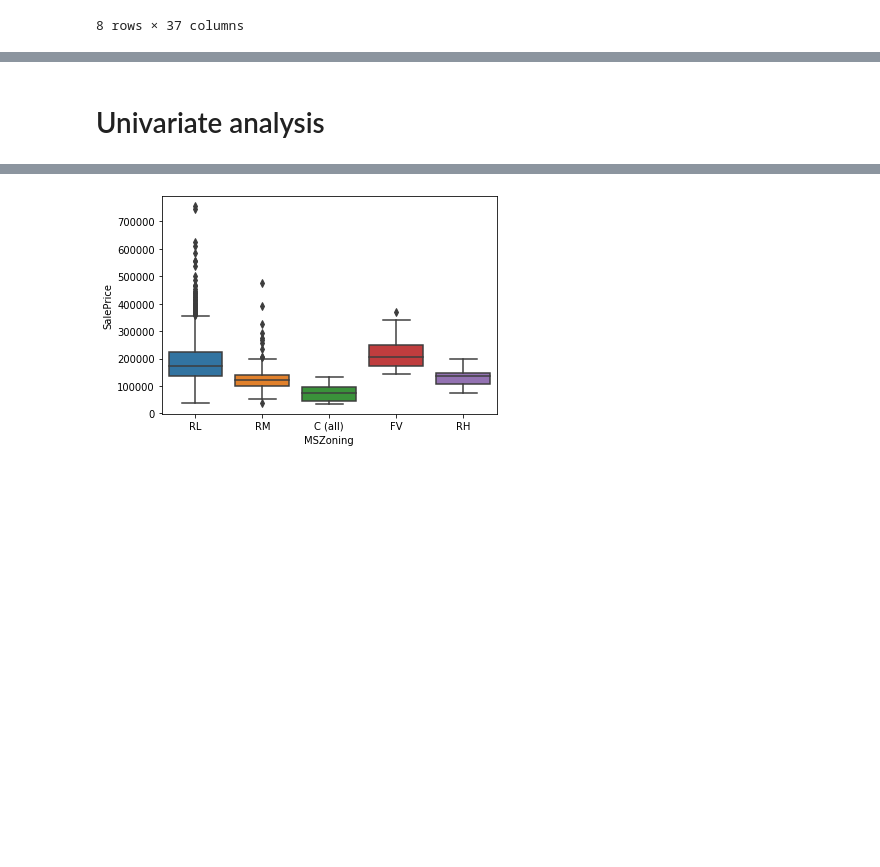
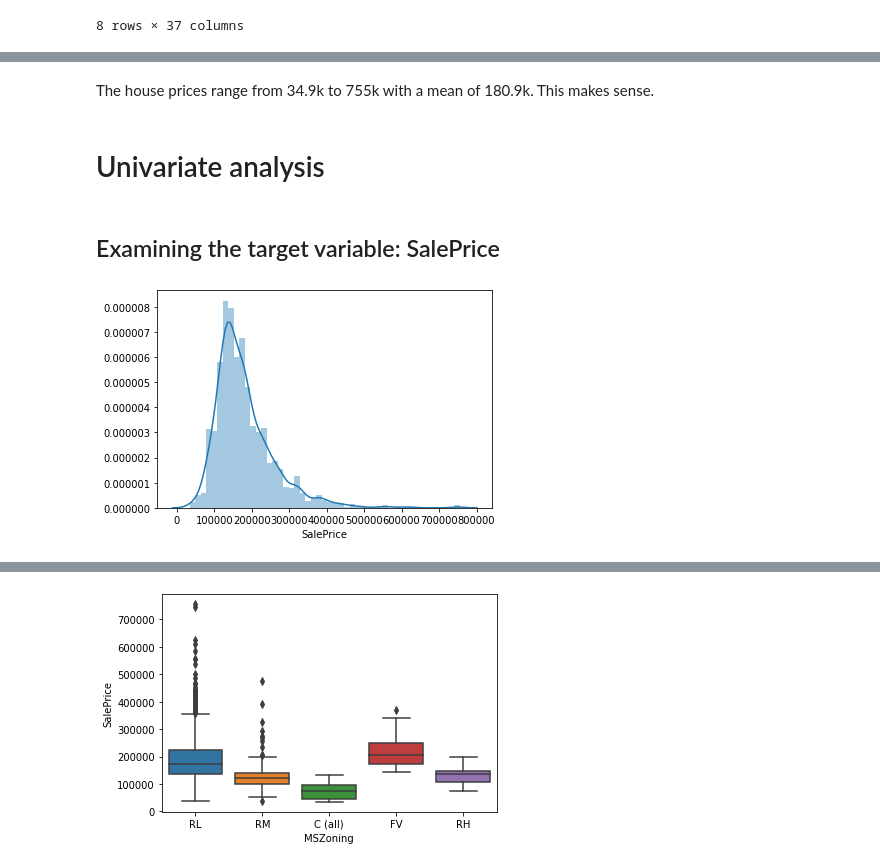
Before and after one commit to PierreExeter/kaggle-house-prices, a Jupyter notebook: 0_exploratory_data_analysis.ipynb, the cells around one changed output, grey strips where cells are left out. Drawn from its saved outputs; the diff is of its cells as text; code cells hidden in the pictures; blank space fills up the shorter version.

```diff
--- a/0_exploratory_data_analysis.ipynb
+++ b/0_exploratory_data_analysis.ipynb
@@ -115,3 +129,5 @@ train_column = train.columns
+# %% [markdown]
+The house prices range from 34.9k to 755k with a mean of 180.9k. This makes sense.
 # %% [markdown]
 # Univariate analysis
 # %%
@@ -143,2 +159,8 @@ def plot_bivariate(df, col):
 
     plt.xlabel(col)
+# %% [markdown]
+## Examining the target variable: SalePrice
+# %%
+plot_univariate(train, 'SalePrice')
+# %% [output]
+[figure, added]
```
Also changed, not shown: parts of 33 cells of this notebook, 46 other files.
